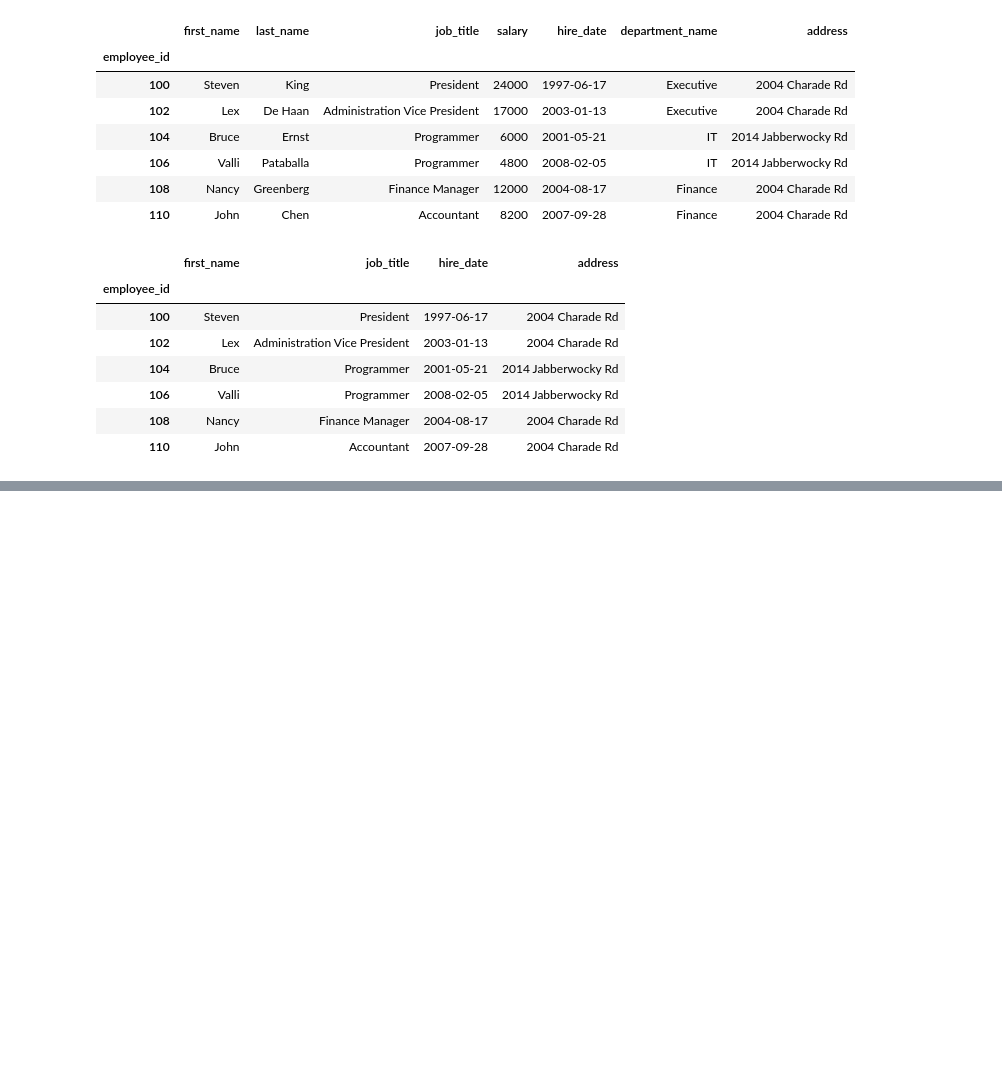
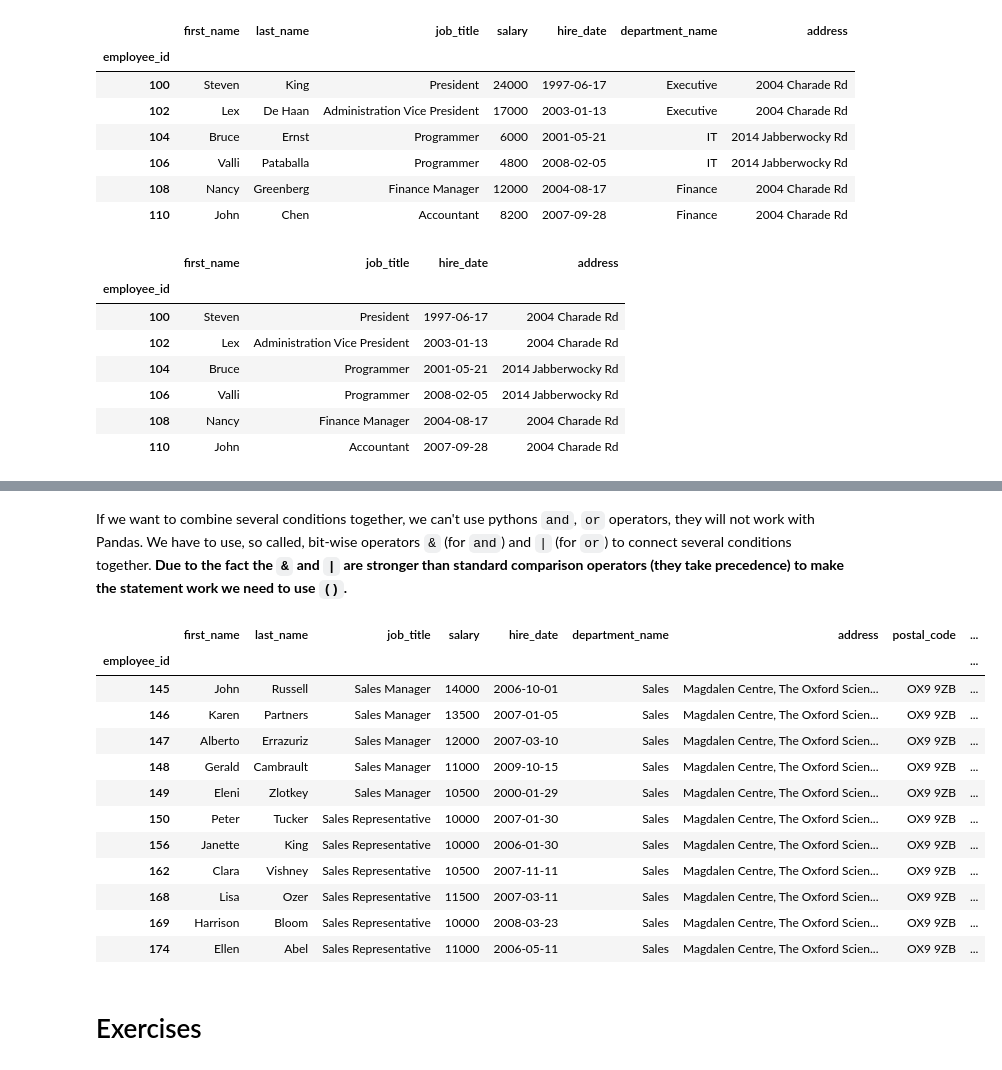
Before and after one commit to piotrgradzinski/dap_20230114, a Jupyter notebook: day_7_pgg/emps_access_filtering.ipynb, the cells around one changed output, grey strips where cells are left out. Cells and saved outputs as stored; diff of their text form; code cells hidden in the pictures; blank space fills up the shorter version.

```diff
--- a/day_7_pgg/emps_access_filtering.ipynb
+++ b/day_7_pgg/emps_access_filtering.ipynb
@@ -353,0 +497,20 @@ emps.loc[100:110:2, 'first_name':'address':2]
+# %% [markdown]
+If we want to combine several conditions together, we can't use pythons `and`, `or` operators, they will not work with Pandas. We have to use, so called, bit-wise operators `&` (for `and`) and `|` (for `or`) to connect several conditions together. **Due to the fact the `&` and `|` are stronger than standard comparison operators (they take precedence) to make the statement work we need to use `()`.**
+# %%
+emps[(emps.city == 'Oxford') & (emps.salary >= 10_000)]
+# %% [output]
+|  | first_name | last_name | job_title | salary | hire_date | department_name | address | postal_code | ... |
+| employee_id |  |  |  |  |  |  |  |  | ... |
+| 145 | John | Russell | Sales Manager | 14000 | 2006-10-01 | Sales | Magdalen Centre, The Oxford Scien... | OX9 9ZB | ... |
+| 146 | Karen | Partners | Sales Manager | 13500 | 2007-01-05 | Sales | Magdalen Centre, The Oxford Scien... | OX9 9ZB | ... |
+| 147 | Alberto | Errazuriz | Sales Manager | 12000 | 2007-03-10 | Sales | Magdalen Centre, The Oxford Scien... | OX9 9ZB | ... |
+| 148 | Gerald | Cambrault | Sales Manager | 11000 | 2009-10-15 | Sales | Magdalen Centre, The Oxford Scien... | OX9 9ZB | ... |
+| 149 | Eleni | Zlotkey | Sales Manager | 10500 | 2000-01-29 | Sales | Magdalen Centre, The Oxford Scien... | OX9 9ZB | ... |
+| 150 | Peter | Tucker | Sales Representative | 10000 | 2007-01-30 | Sales | Magdalen Centre, The Oxford Scien... | OX9 9ZB | ... |
+| 156 | Janette | King | Sales Representative | 10000 | 2006-01-30 | Sales | Magdalen Centre, The Oxford Scien... | OX9 9ZB | ... |
+| 162 | Clara | Vishney | Sales Representative | 10500 | 2007-11-11 | Sales | Magdalen Centre, The Oxford Scien... | OX9 9ZB | ... |
+| 168 | Lisa | Ozer | Sales Representative | 11500 | 2007-03-11 | Sales | Magdalen Centre, The Oxford Scien... | OX9 9ZB | ... |
+| 169 | Harrison | Bloom | Sales Representative | 10000 | 2008-03-23 | Sales | Magdalen Centre, The Oxford Scien... | OX9 9ZB | ... |
+| 174 | Ellen | Abel | Sales Representative | 11000 | 2006-05-11 | Sales | Magdalen Centre, The Oxford Scien... | OX9 9ZB | ... |
+# %% [markdown]
+# Exercises
```
Also changed, not shown: parts of 13 cells of this notebook.
